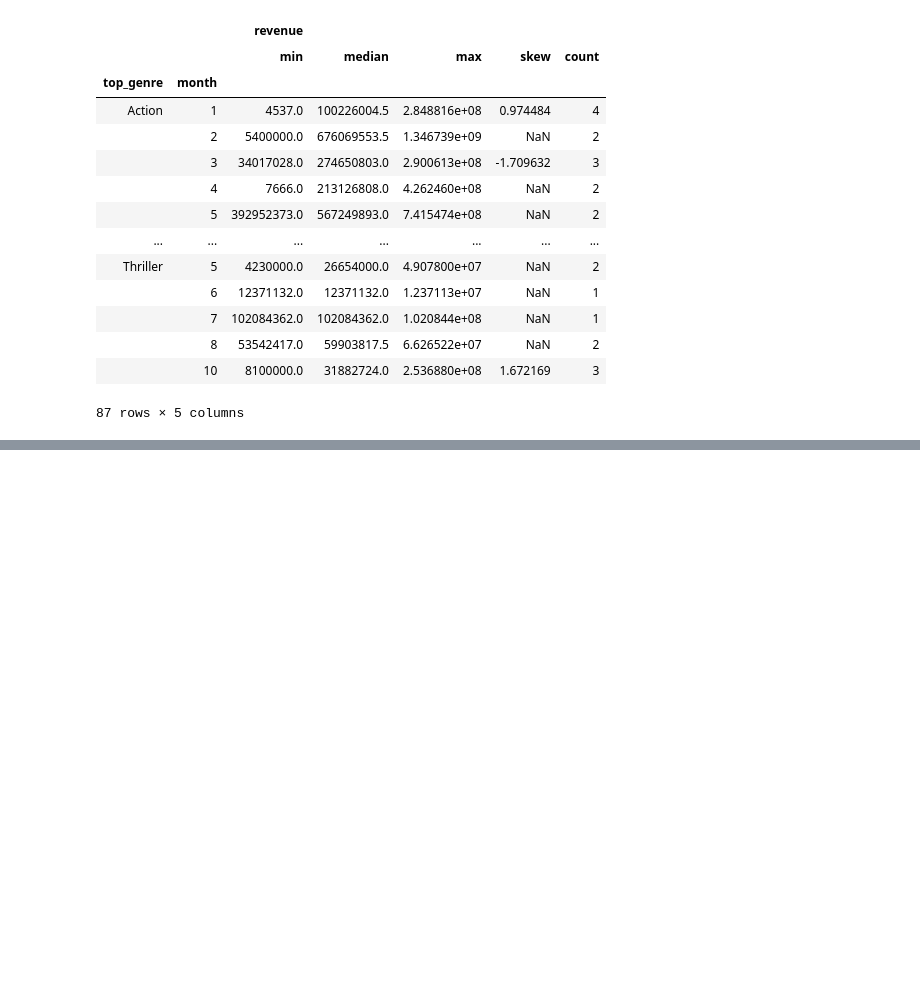
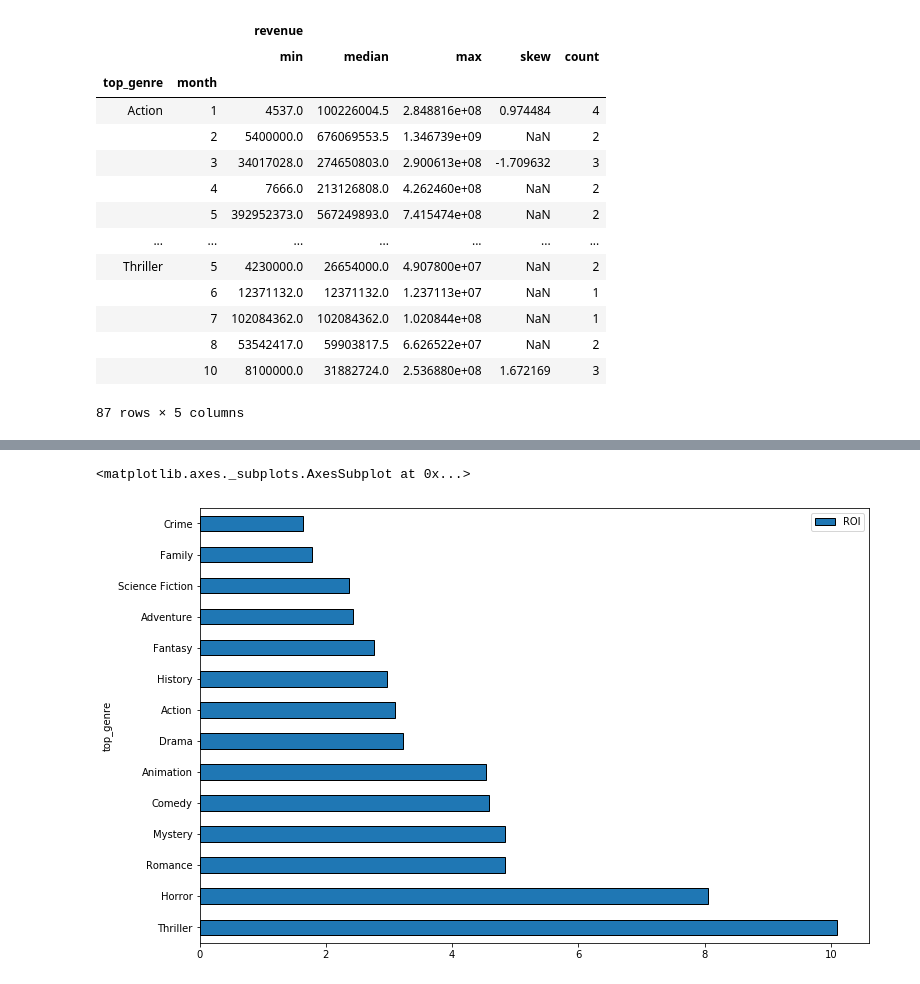
Before and after one commit to Dlisk92/Mod-1-Project_HTX-DS-111819, a Jupyter notebook: MovieAnalysis.ipynb, the cells around one changed output, grey strips where cells are left out. Cells and saved outputs as stored; diff of their text form; code cells hidden in the pictures; blank space fills up the shorter version.

```diff
--- a/MovieAnalysis.ipynb
+++ b/MovieAnalysis.ipynb
@@ -307,0 +351,5 @@ l_of_l
+# %%
+df_index.groupby('top_genre')[['ROI']].mean().sort_values(by='ROI', ascending=False).plot(kind='barh', figsize=(12,8))
+# %% [output]
+<matplotlib.axes._subplots.AxesSubplot at 0x...>
+[figure, added]
```
Also changed, not shown: parts of 32 cells of this notebook, 1 other file.
